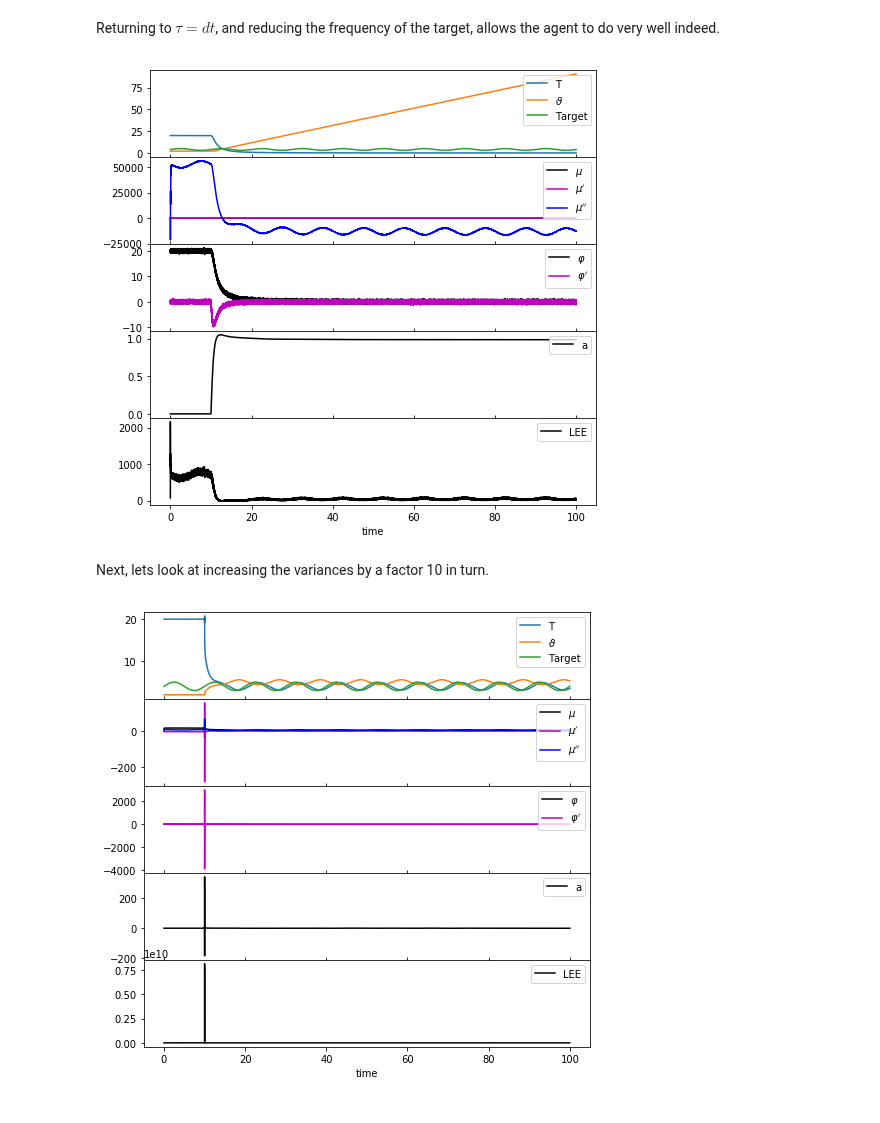
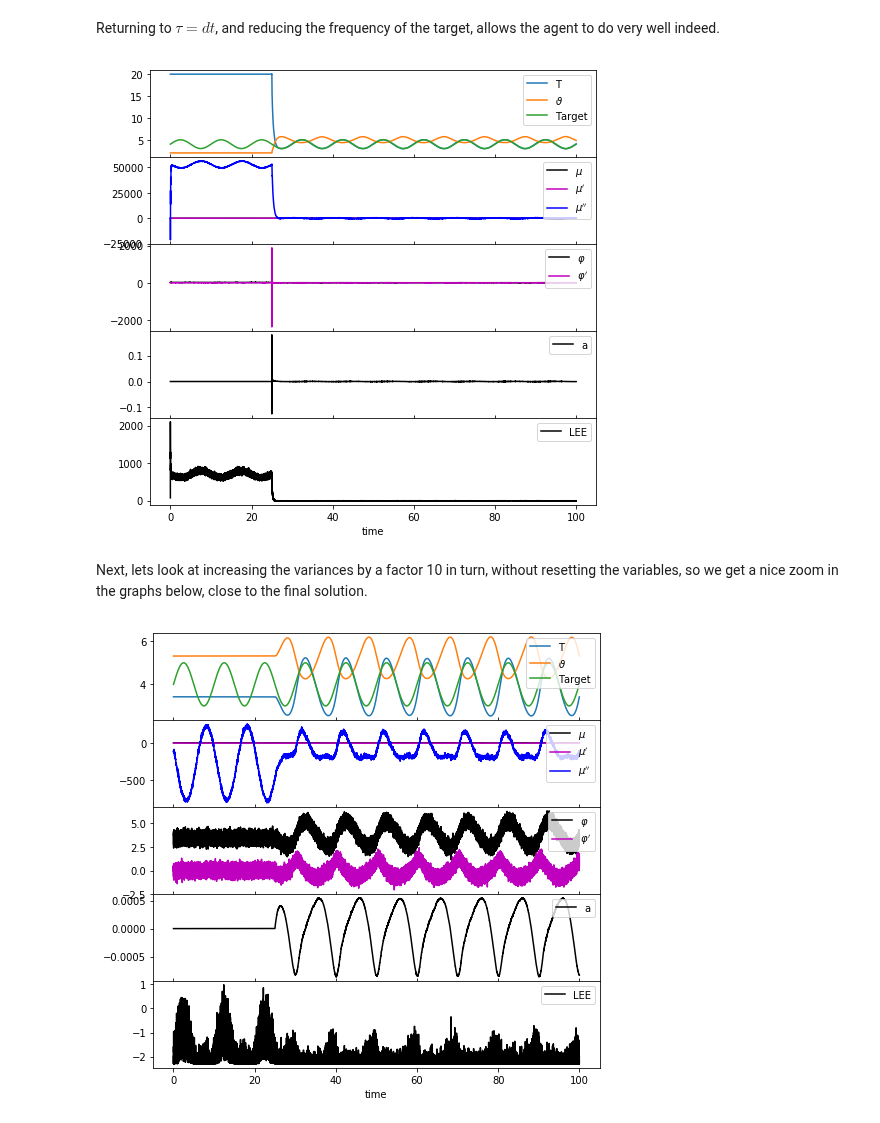
Before and after one commit to vschaik/Active-Inference, a Jupyter notebook: FEP.ipynb, the cells around one changed output. Cells and saved outputs as stored; diff of their text form; code cells hidden in the pictures.

```diff
--- a/FEP.ipynb
+++ b/FEP.ipynb
@@ -142,7 +158,7 @@ def sim_agent():
             a[i] = 0
 
         # Move in the real world
-        theta[1, i] = a[i]
+        theta[1, i] = a[i] / tau
         theta[0, i] = theta[0, i-1] + dt * theta[1, i]
 
         # Calculate new sensory input
@@ -327,0 +358,18 @@ plot_fig1()
+# %%
+default_params()
+
+tau = dt
+
+reset_vars()
+sim_agent()
+plot_fig1()
+
+default_params()
+dt = 0.01
+t = np.arange(0, simTime, dt)
+N = t.size
+tau = dt
+
+reset_vars()
+sim_agent()
+plot_fig1()
@@ -400,10 +438,11 @@ plot_fig1()
 Returning to $\tau = dt$, and reducing the frequency of the target, allows the agent to do very well indeed.
 # %%
 default_params()
-actionTime = 10
+
 tau = dt
 k = 1.0
-ka = 0.2
+ka = 1.0
+
 reset_vars()
 
 # Create dynamic target
@@ -414,27 +453,29 @@ target = np.asarray([T_desire + np.sin(2*np.pi*f*t), np.cos(2*np.pi*f*t)])
 sim_agent()
 plot_fig1()
 # %% [output]
-[figure, old version]
+[figure, new version]
 # %% [markdown]
-Next, lets look at increasing the variances by a factor 10 in turn.
+Next, lets look at increasing the variances by a factor 10 in turn, without resetting the variables, so we get a nice zoom in the graphs below, close to the final solution.
 # %%
 default_params()
-actionTime = 10
-reset_vars()
+
+tau = dt
+k = 1.0
+ka = 1.0
+var_z = 1.0 * np.ones(2)
+var_zgp = 0.1 * np.ones(2)
+var_w = 0.1 * np.ones(2)
+
+# reset_vars()
 
 # Create dynamic target
 f = 0.1
 target = np.asarray([T_desire + np.sin(2*np.pi*f*t), np.cos(2*np.pi*f*t)])
 
-# Variances
-var_z = 0.001 * np.ones(2)            # Sensory variances
-var_zgp = 0.001 * np.ones(2)          # Sensory noise in the generative process
-var_w = 0.001 * np.ones(2)            # Hidden state variances
-
 # Simulate agent
 sim_agent()
 plot_fig1()
 # %% [output]
-[figure, old version]
+[figure, new version]
 # %%
 default_params()
```
Also changed, not shown: parts of 30 cells of this notebook.
